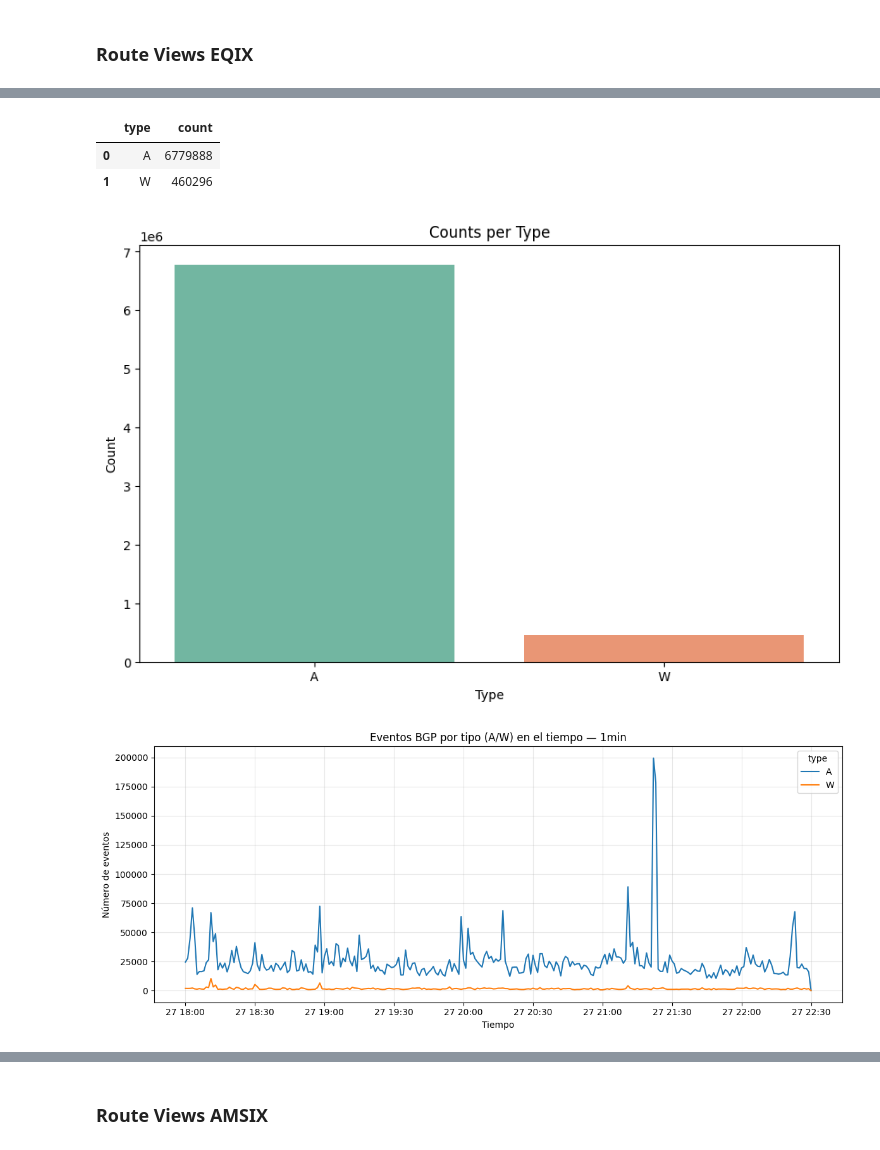
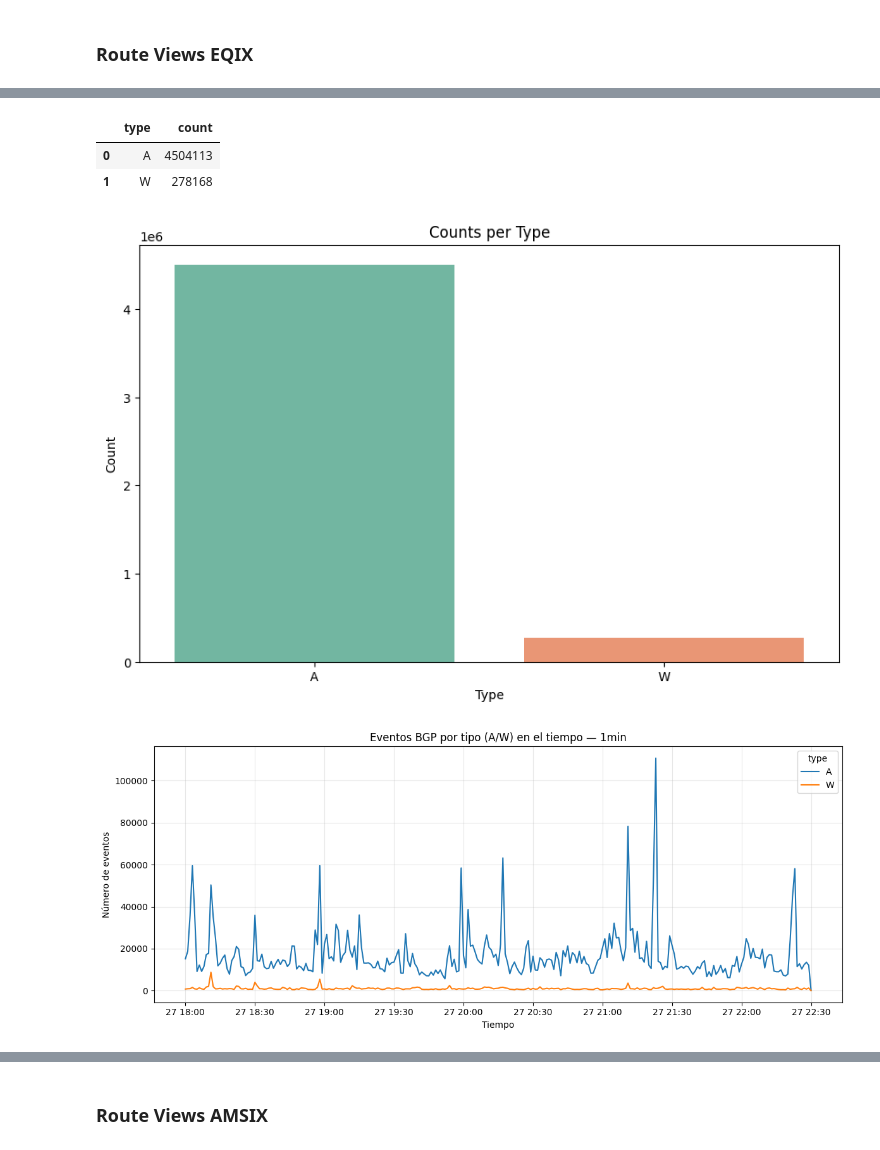
Before and after one commit to Proyecto-Integragor-Equipo-52/BGP-Hijacking-detection, a Jupyter notebook: notebooks/EDA_Chris.ipynb, the cells around one changed output, grey strips where cells are left out. Drawn from its saved outputs; the diff is of its cells as text; code cells hidden in the pictures.

Commit message:
Merge files, start EDA with merged file, create a clean version in the processed folder

```diff
--- a/notebooks/EDA_Chris.ipynb
+++ b/notebooks/EDA_Chris.ipynb
@@ -226,7 +253,7 @@ def add_as_path_length(df_: pd.DataFrame, columns: list):
 # %%
 #pd.set_option('display.max_rows', None) # Mostrar todas las filas cuando se imprime el dataframe
 # %%
-new_column_order = ['time', 'formatted_time', 'project', 'collector', 'peer_asn', 'peer_ip', 'type', 'prefix', 'next_hop', 'as_path', 'as_path_length', 'origin', 'local_pref', 'med', 'communities']
+new_column_order = ['time', 'formatted_time', 'project', 'collector', 'peer_asn', 'peer_ip', 'type', 'prefix', 'prefix_version', 'next_hop', 'as_path', 'as_path_length', 'origin', 'local_pref', 'med', 'communities']
 # %% [markdown]
 ### Route Views EQIX
 # %%
@@ -243,3 +270,6 @@ df_eqix.head(5)
 | 2 | 1.719511e+09 | routeviews | route-views.eqix | 3257 | 2001:504:0:2::3257:1 | A | 2a10:ccc7:9367::/48 | 2001:504:0:2::3257:1 | 3257 2914 2914 2914 20473 | None | ... |
 | 3 | 1.719511e+09 | routeviews | route-views.eqix | 6939 | 2001:504:0:2::6939:1 | A | 2c0f:fda8::/32 | 2001:504:0:2::6939:1 | 6939 37662 9498 36926 327708 3713... | None | ... |
 | 4 | 1.719511e+09 | routeviews | route-views.eqix | 41095 | 206.126.236.120 | W | 197.216.52.0/24 | None | None | None | ... |
+# %%
+df_eqix = add_prefix_version(df_eqix)
+df_eqix.head(5)
@@ -245,0 +285,5 @@ df_eqix.head(5)
+# %%
+df_eqix_ipv4 = filter_by_prefix_version(df=df_eqix,
+                                   prefix_version='IPv4',
+                                   prefix_version_column_name='prefix_version')
+df_eqix_ipv4.head(5)
@@ -289,4 +360,4 @@ display(eqix_null_stats)
 # %%
-df_eqix = add_as_path_length(df_eqix, new_column_order)
-df_eqix.head(5)
+df_eqix_ipv4 = add_as_path_length(df_eqix_ipv4, new_column_order)
+df_eqix_ipv4.head(5)
 # %% [output]
@@ -332,14 +402,14 @@ df_eqix_as_267613.head(20)
 # %%
-plot_counts_per_type(df_eqix)
+plot_counts_per_type(df_eqix_ipv4)
 # %% [output]
 |  | type | count |
-| 0 | A | 6779888 |
-| 1 | W | 460296 |
+| 0 | A | 4504113 |
+| 1 | W | 278168 |
-[figure, old version]
+[figure, new version]
 # %%
-plot_updates_by_type(df_eqix, grain='1min')
+plot_updates_by_type(df_eqix_ipv4, grain='1min')
 # %% [output]
-[figure, old version]
+[figure, new version]
 # %%
 plot_updates_by_type(df_eqix_as_267613, grain='1min')
 # %% [output]
```
Also changed, not shown: parts of 32 cells of this notebook.
